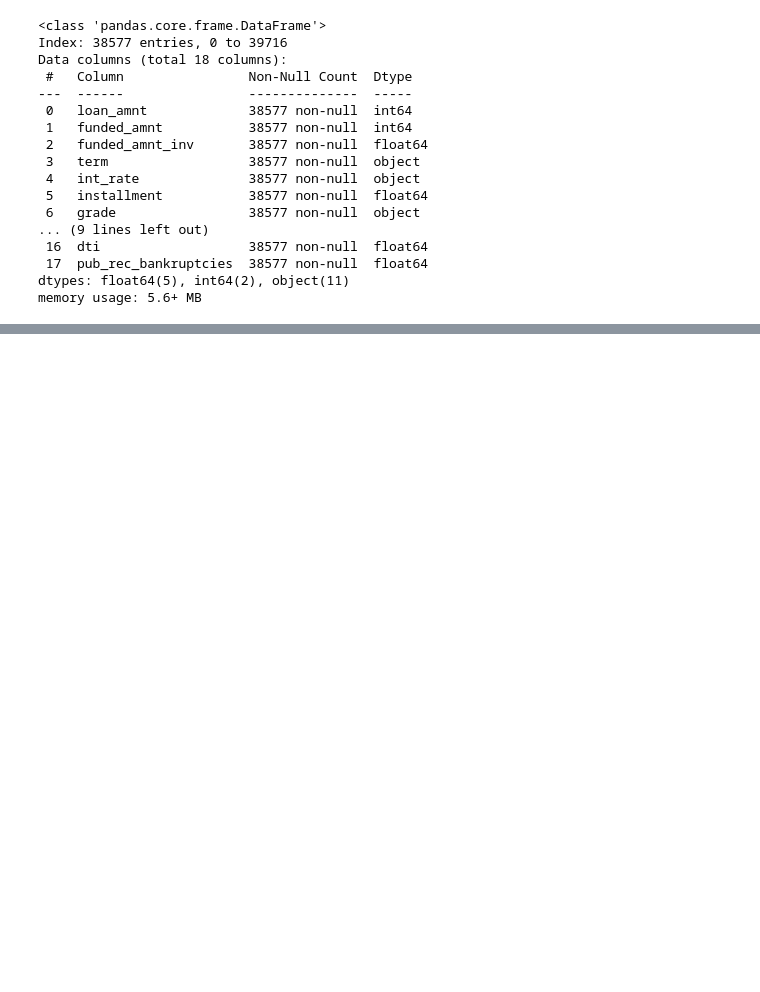
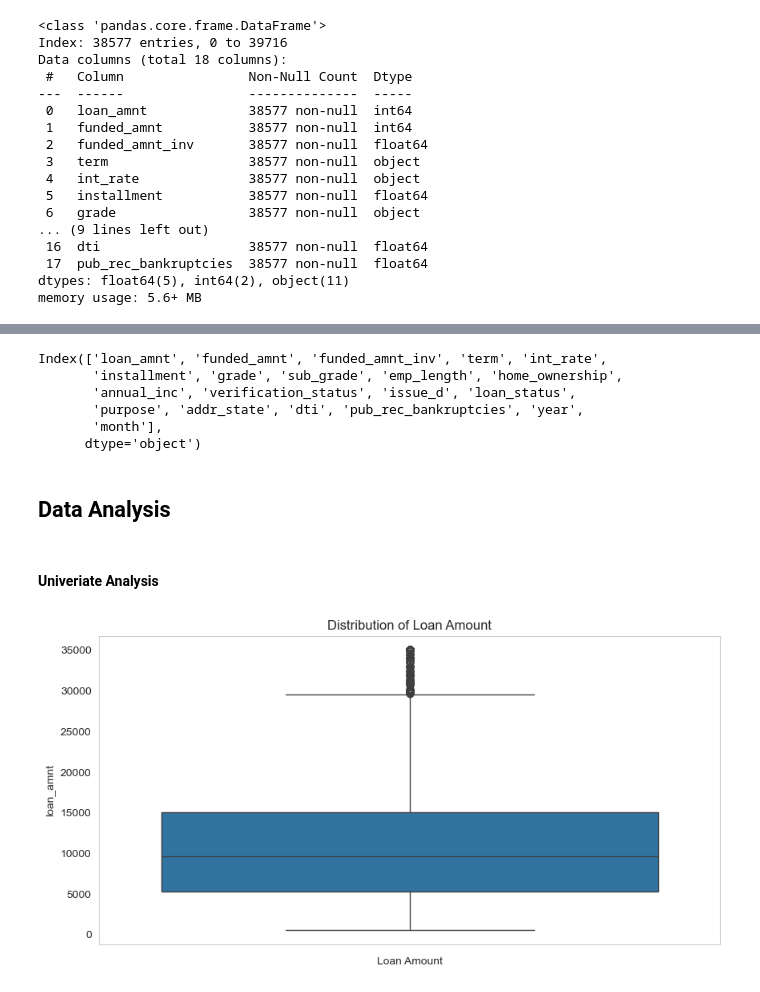
Before and after one commit to sumit-baghel91/LandingCaseStudy, a Jupyter notebook: Lending Case Study.ipynb, the cells around one changed output, grey strips where cells are left out. Drawn from its saved outputs; the diff is of its cells as text; code cells hidden in the pictures; blank space fills up the shorter version.

Commit message:
done some more data cleaning and correction

```diff
--- a/Lending Case Study.ipynb
+++ b/Lending Case Study.ipynb
@@ -351,0 +377,3 @@ memory usage: 5.6+ MB
+# %%
+#also changing the dtype of int_rate to float
+loan.int_rate=loan.int_rate.str.strip('%').astype(float)
@@ -351,0 +384,8 @@ memory usage: 5.6+ MB
+# %%
+# Derived columns
+# Lets derive some new columns using existing data as it may further used in analysis.
+# create month and year columns separately
+
+loan.issue_d = pd.to_datetime(loan.issue_d, format='%b-%y')
+loan['year']=loan['issue_d'].dt.year
+loan['month']=loan['issue_d'].dt.month
@@ -351,0 +424,3 @@ memory usage: 5.6+ MB
+# %%
+#As we can see there is a space at the start of the string let remove that
+loan.term = loan.term.str.lstrip()
@@ -351,0 +451,25 @@ memory usage: 5.6+ MB
+# %%
+loan.columns
+# %% [output]
+Index(['loan_amnt', 'funded_amnt', 'funded_amnt_inv', 'term', 'int_rate',
+       'installment', 'grade', 'sub_grade', 'emp_length', 'home_ownership',
+       'annual_inc', 'verification_status', 'issue_d', 'loan_status',
+       'purpose', 'addr_state', 'dti', 'pub_rec_bankruptcies', 'year',
+       'month'],
+      dtype='object')
+# %% [markdown]
+## Data Analysis
+# %% [markdown]
+#### Univeriate Analysis
+# %%
+#Starting with Loan Amount
+#will check for the Outliers
+
+plt.figure(figsize=(10,5))
+sns.boxplot(loan.loan_amnt)
+
+plt.xlabel("Loan Amount")
+plt.title("Distribution of Loan Amount")
+plt.show()
+# %% [output]
+[figure, added]
```
Also changed, not shown: parts of 14 cells of this notebook.
